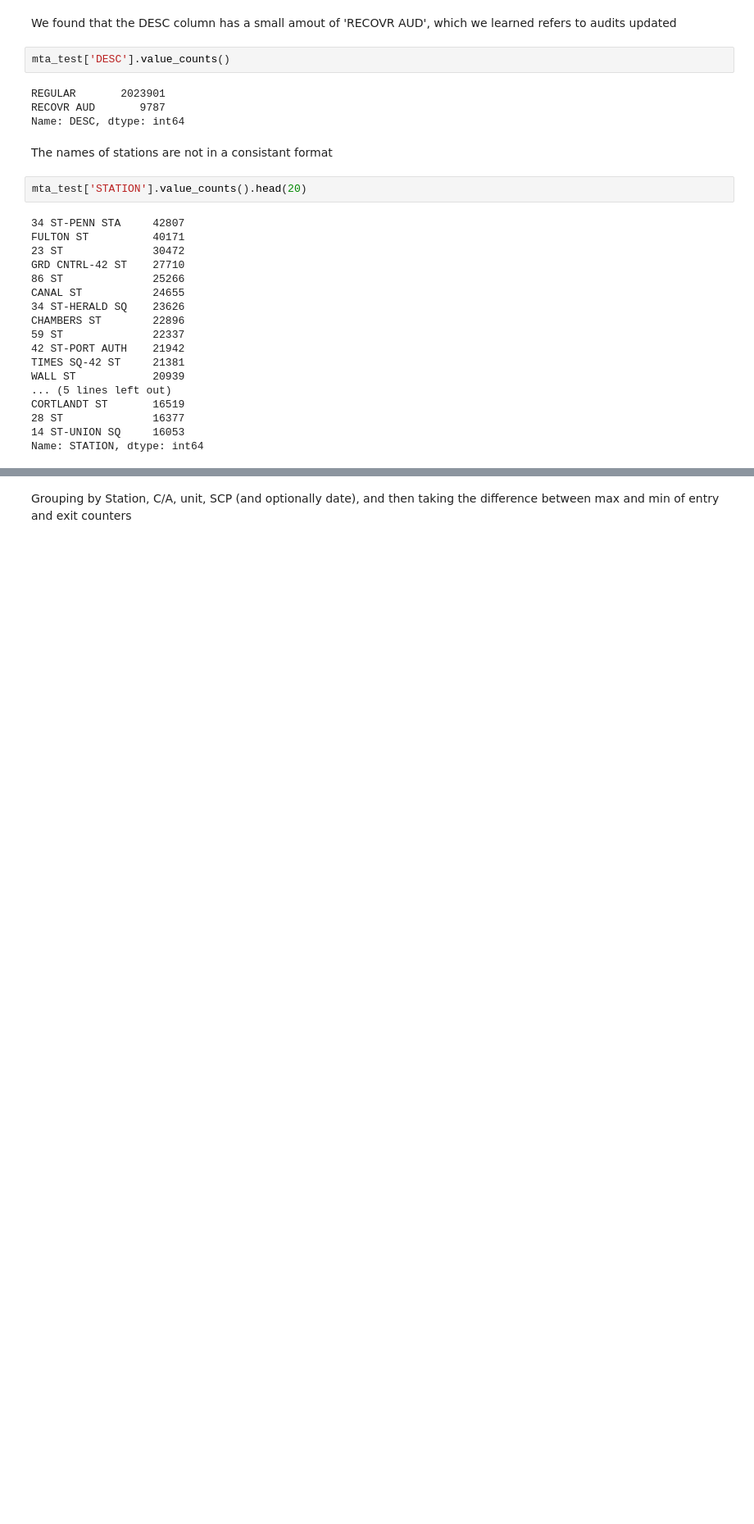
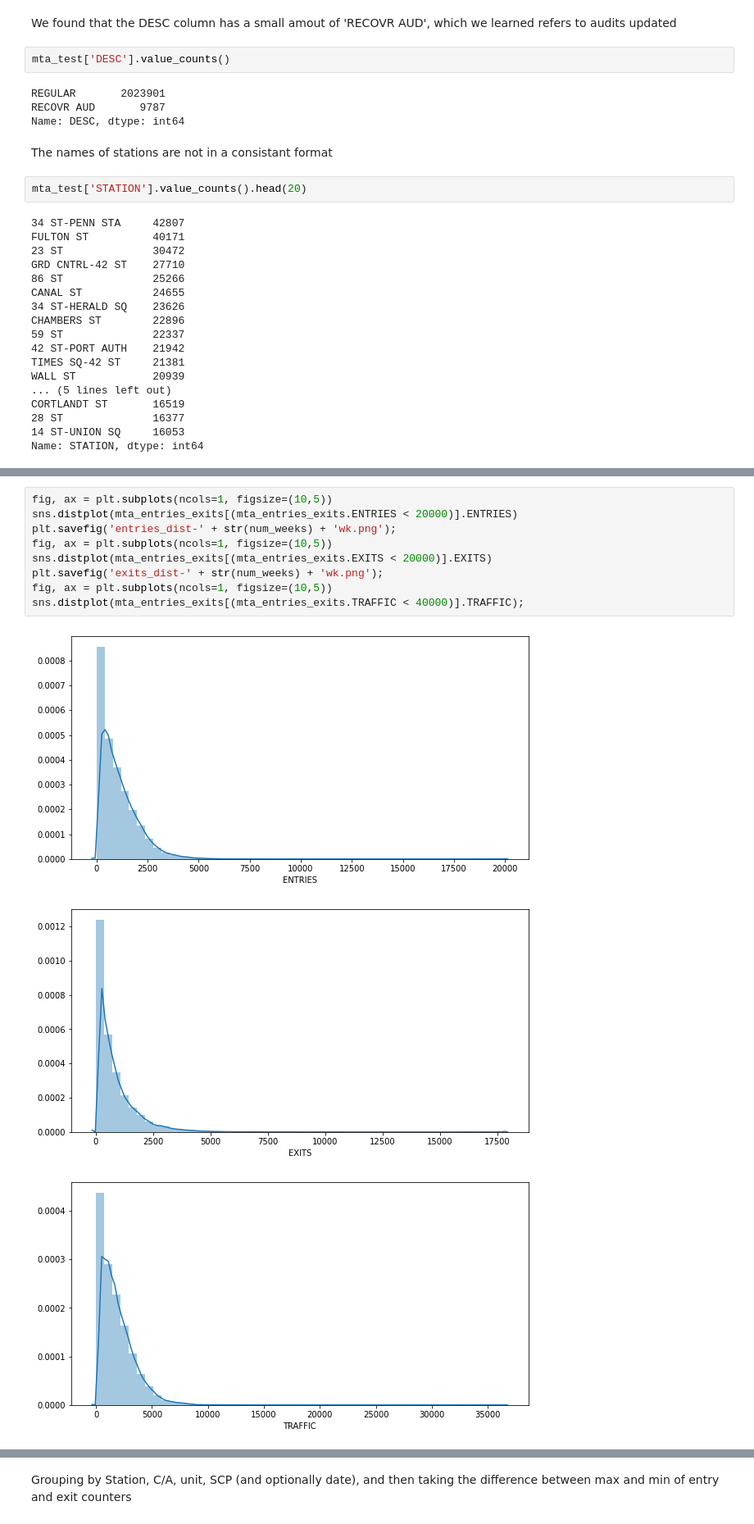
Before and after one commit to KunojiLym/metis_project_1, a Jupyter notebook: yz_project_01.ipynb, the cells around one changed output, grey strips where cells are left out. Shown at 82% size. Drawn from its saved outputs; the diff is of its cells as text; blank space fills up the shorter version.

```diff
--- a/yz_project_01.ipynb
+++ b/yz_project_01.ipynb
@@ -132,0 +169,13 @@ Name: TIME, Length: 54866, dtype: int64
+# %%
+fig, ax = plt.subplots(ncols=1, figsize=(10,5))
+sns.distplot(mta_entries_exits[(mta_entries_exits.ENTRIES < 20000)].ENTRIES)
+plt.savefig('entries_dist-' + str(num_weeks) + 'wk.png');
+fig, ax = plt.subplots(ncols=1, figsize=(10,5))
+sns.distplot(mta_entries_exits[(mta_entries_exits.EXITS < 20000)].EXITS)
+plt.savefig('exits_dist-' + str(num_weeks) + 'wk.png');
+fig, ax = plt.subplots(ncols=1, figsize=(10,5))
+sns.distplot(mta_entries_exits[(mta_entries_exits.TRAFFIC < 40000)].TRAFFIC);
+# %% [output]
+[figure, added]
+[figure, added]
+[figure, added]
```
Also changed, not shown: parts of 21 cells of this notebook, 17 other files.
